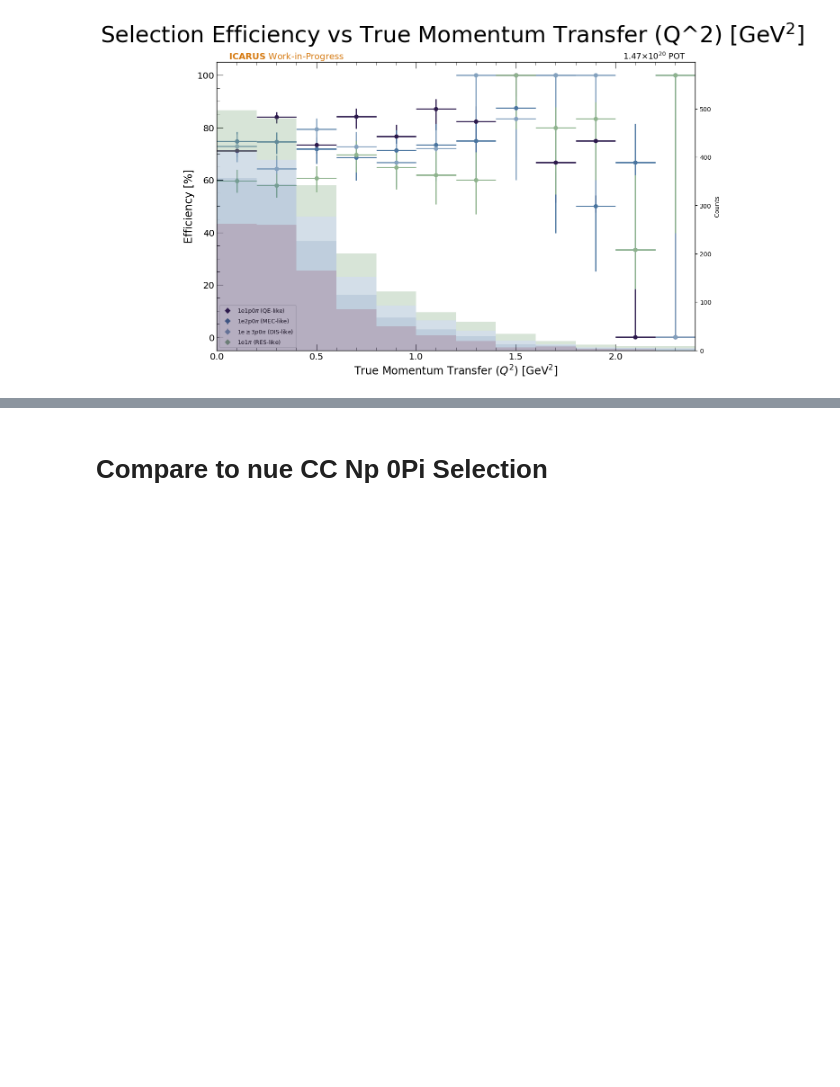
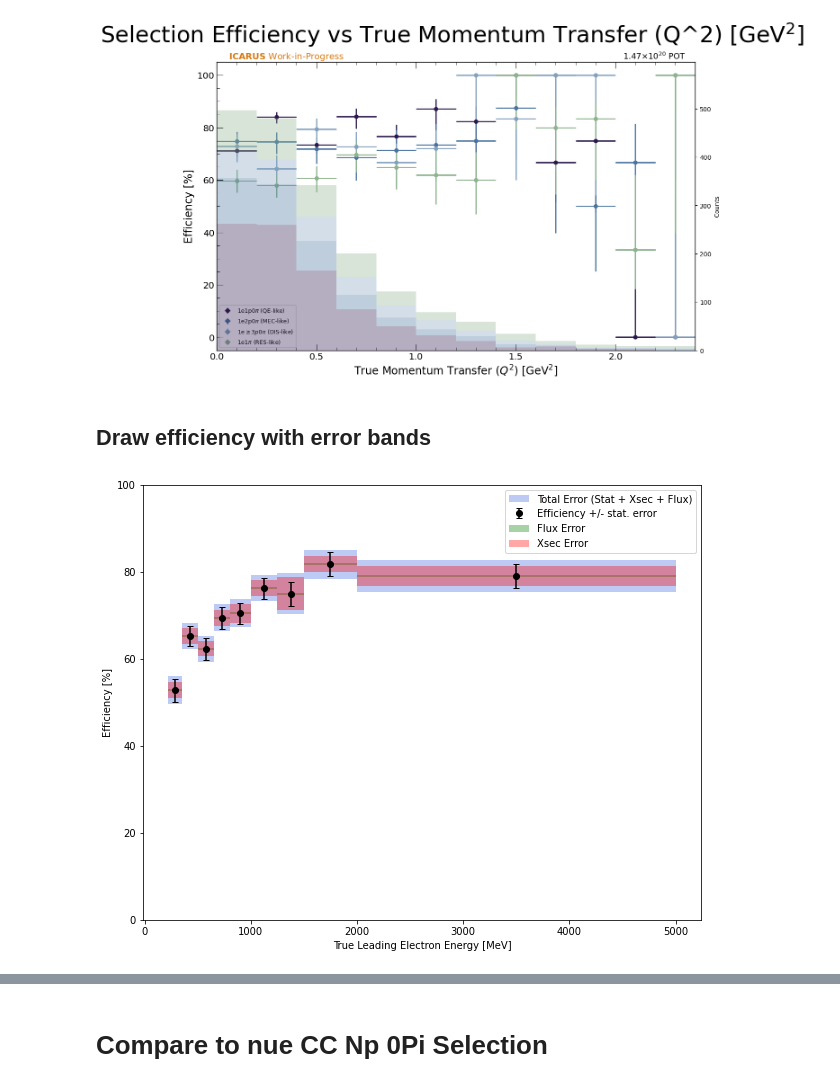
Before and after one commit to justinjmueller/medulla, a Jupyter notebook: analysis/selections.ipynb, the cells around one changed output, grey strips where cells are left out. Saved outputs shown, nothing was run; the diff lists cells and outputs as text; code cells hidden in the pictures; blank space fills up the shorter version.

```diff
--- a/analysis/selections.ipynb
+++ b/analysis/selections.ipynb
@@ -1194,3 +1194,5 @@ fig = overlay_hist_on_efficiency(
 plt.show(fig)
 # %% [output]
 [figure]
+# %% [markdown]
+## Draw efficiency with error bands
@@ -1196,0 +1257,73 @@ plt.show(fig)
+# %%
+info = extract_info('/nashome/m/micarrig/icarus/nuESpine/plots/efficiency_with_error/efficiency_vs_trueLeadingElectronEnergy_total.pkl')
+
+errorbar_x, errorbar_y, errorbar_yerr, bar_x, bar_y, bar_values, bar_widths = info
+
+plt.figure(figsize=(10, 8))
+
+# Re-draw bars using extracted bin centers and widths.
+
+baseline = [y - err/2 for y, err in zip(errorbar_y, bar_values)]
+plt.bar(
+    bar_x, bar_values,
+    width=bar_widths,
+    align='center',
+    color='royalblue',
+    alpha=0.35,
+    label='Total Error (Stat + Xsec + Flux)',
+    bottom=baseline
+)
+
+# If extracted yerr is all zeros, fall back to existing yerr variable.
+yerr_to_plot = errorbar_yerr
+if np.allclose(yerr_to_plot, 0) and 'yerr' in globals():
+    yerr_to_plot = np.asarray(yerr, dtype=float)
+
+# Overlay error bars on the same axes.
+plt.errorbar(
+    errorbar_x, errorbar_y,
+    yerr=yerr_to_plot,
+    fmt='o',
+    color='black',
+    capsize=3,
+    label='Efficiency +/- stat. error'
+)
+
+info = extract_info('/nashome/m/micarrig/icarus/nuESpine/plots/efficiency_with_error/efficiency_vs_trueLeadingElectronEnergy_flux.pkl')
+
+errorbar_x, errorbar_y, errorbar_yerr, bar_x, bar_y, bar_values, bar_widths = info
+
+baseline = [y - err/2 for y, err in zip(errorbar_y, bar_values)]
+plt.bar(
+    bar_x, bar_values,
+    width=bar_widths,
+    align='center',
+    color='green',
+    alpha=0.35,
+    label='Flux Error',
+    bottom=baseline
+)
+
+info = extract_info('/nashome/m/micarrig/icarus/nuESpine/plots/efficiency_with_error/efficiency_vs_trueLeadingElectronEnergy_xsec.pkl')
+
+errorbar_x, errorbar_y, errorbar_yerr, bar_x, bar_y, bar_values, bar_widths = info
+
+baseline = [y - err/2 for y, err in zip(errorbar_y, bar_values)]
+plt.bar(
+    bar_x, bar_values,
+    width=bar_widths,
+    align='center',
+    color='red',
+    alpha=0.35,
+    label='Xsec Error',
+    bottom=baseline
+)
+
+
+plt.xlabel('True Leading Electron Energy [MeV]')
+plt.ylabel('Efficiency [%]')
+plt.legend()
+plt.ylim(0, 100)
+plt.show()
+# %% [output]
+[figure, added]
```
Also changed, not shown: parts of 2 cells of this notebook, 10 other files.
